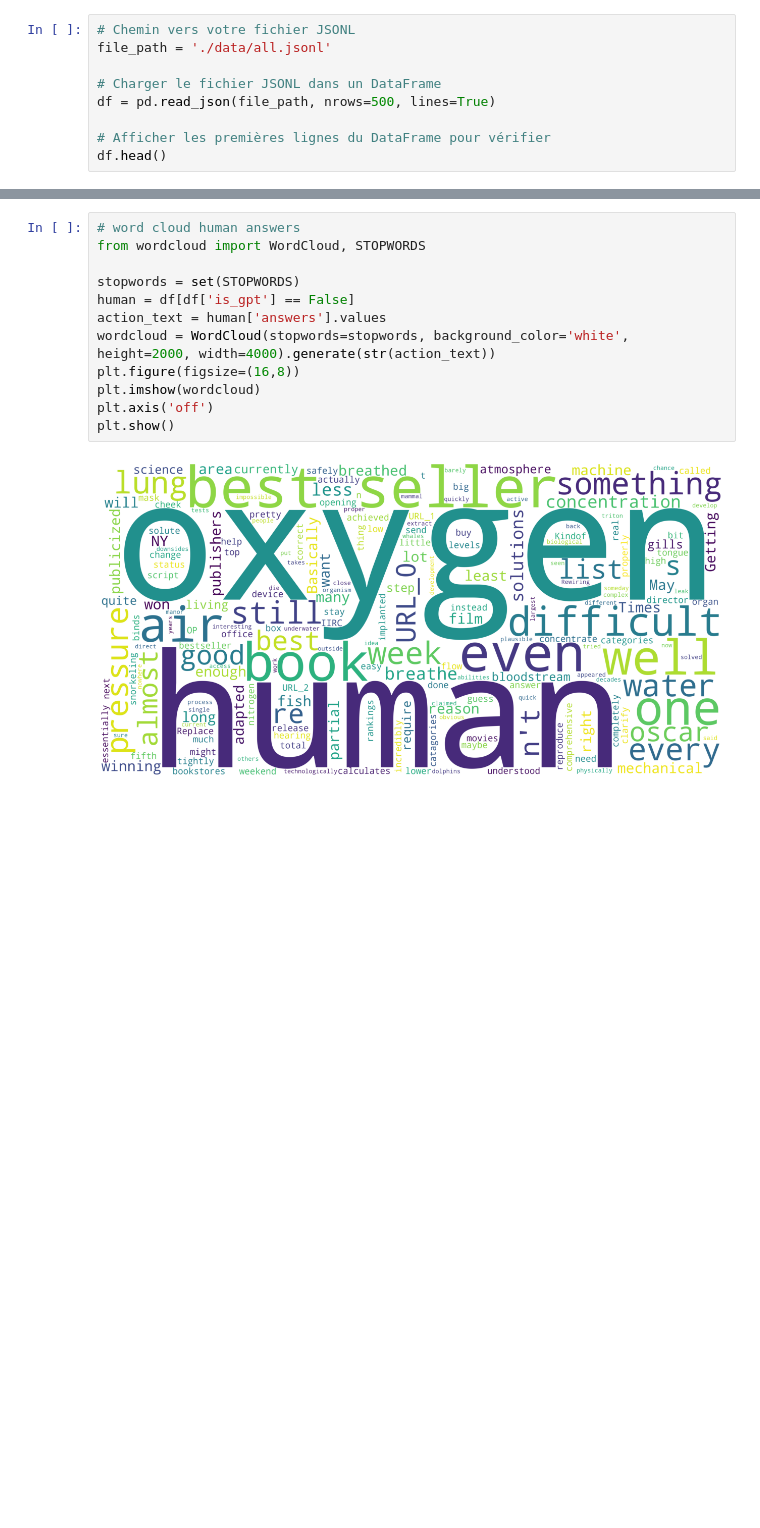
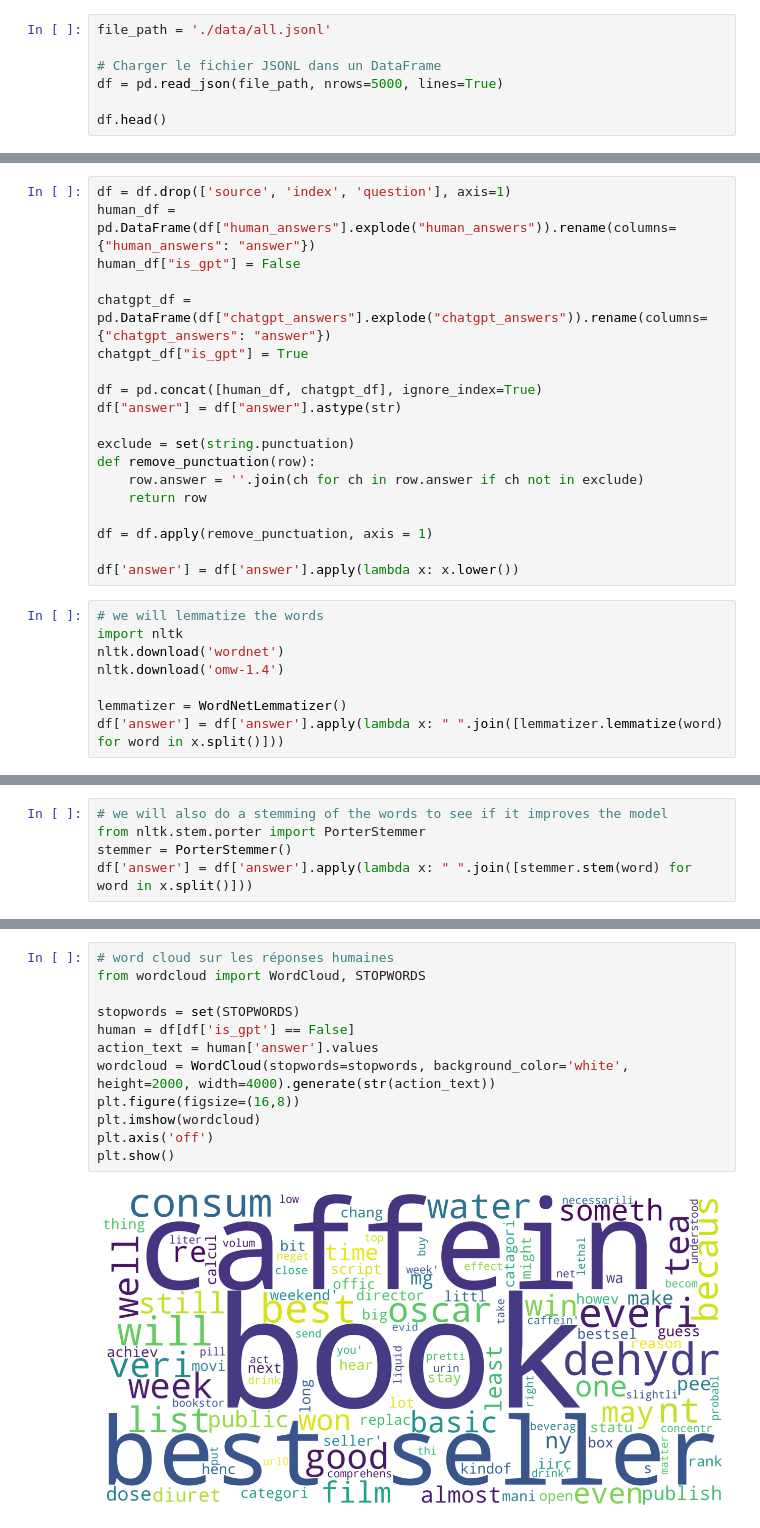
Before and after one commit to DjDonPablo/IA-DATA-HACK, a Jupyter notebook: explo.ipynb, the cells around one changed output, grey strips where cells are left out. Cells and saved outputs as stored; diff of their text form; blank space fills up the shorter version.

```diff
--- a/explo.ipynb
+++ b/explo.ipynb
@@ -14,11 +7,9 @@ from sklearn.metrics import classification_report, confusion_matrix
 # %%
-# Chemin vers votre fichier JSONL
 file_path = './data/all.jsonl'
 
 # Charger le fichier JSONL dans un DataFrame
-df = pd.read_json(file_path, nrows=500, lines=True)
+df = pd.read_json(file_path, nrows=5000, lines=True)
 
-# Afficher les premières lignes du DataFrame pour vérifier
 df.head()
 # %% [output]
 |  | question | human_answers | chatgpt_answers | index | source |
@@ -79,0 +43,27 @@ df.head()
+# %%
+df = df.drop(['source', 'index', 'question'], axis=1)
+human_df = pd.DataFrame(df["human_answers"].explode("human_answers")).rename(columns={"human_answers": "answer"})
+human_df["is_gpt"] = False
+
+chatgpt_df = pd.DataFrame(df["chatgpt_answers"].explode("chatgpt_answers")).rename(columns={"chatgpt_answers": "answer"})
+chatgpt_df["is_gpt"] = True
+
+df = pd.concat([human_df, chatgpt_df], ignore_index=True)
+df["answer"] = df["answer"].astype(str)
+
+exclude = set(string.punctuation)
+def remove_punctuation(row):
+    row.answer = ''.join(ch for ch in row.answer if ch not in exclude)
+    return row
+
+df = df.apply(remove_punctuation, axis = 1)
+
+df['answer'] = df['answer'].apply(lambda x: x.lower())
+# %%
+# we will lemmatize the words
+import nltk
+nltk.download('wordnet')
+nltk.download('omw-1.4')
+
+lemmatizer = WordNetLemmatizer()
+df['answer'] = df['answer'].apply(lambda x: " ".join([lemmatizer.lemmatize(word) for word in x.split()]))
@@ -79,0 +75,5 @@ df.head()
+# %%
+# we will also do a stemming of the words to see if it improves the model
+from nltk.stem.porter import PorterStemmer
+stemmer = PorterStemmer()
+df['answer'] = df['answer'].apply(lambda x: " ".join([stemmer.stem(word) for word in x.split()]))
@@ -89,15 +101,15 @@ sns.countplot(x=df['is_gpt'])
 # %%
-# word cloud human answers
+# word cloud sur les réponses humaines
 from wordcloud import WordCloud, STOPWORDS
 
 stopwords = set(STOPWORDS)
 human = df[df['is_gpt'] == False]
-action_text = human['answers'].values
+action_text = human['answer'].values
 wordcloud = WordCloud(stopwords=stopwords, background_color='white', height=2000, width=4000).generate(str(action_text))
 plt.figure(figsize=(16,8))
 plt.imshow(wordcloud)
 plt.axis('off')
 plt.show()
 # %% [output]
-[figure, old version]
+[figure, new version]
 # %%
```
Also changed, not shown: parts of 15 cells of this notebook.
